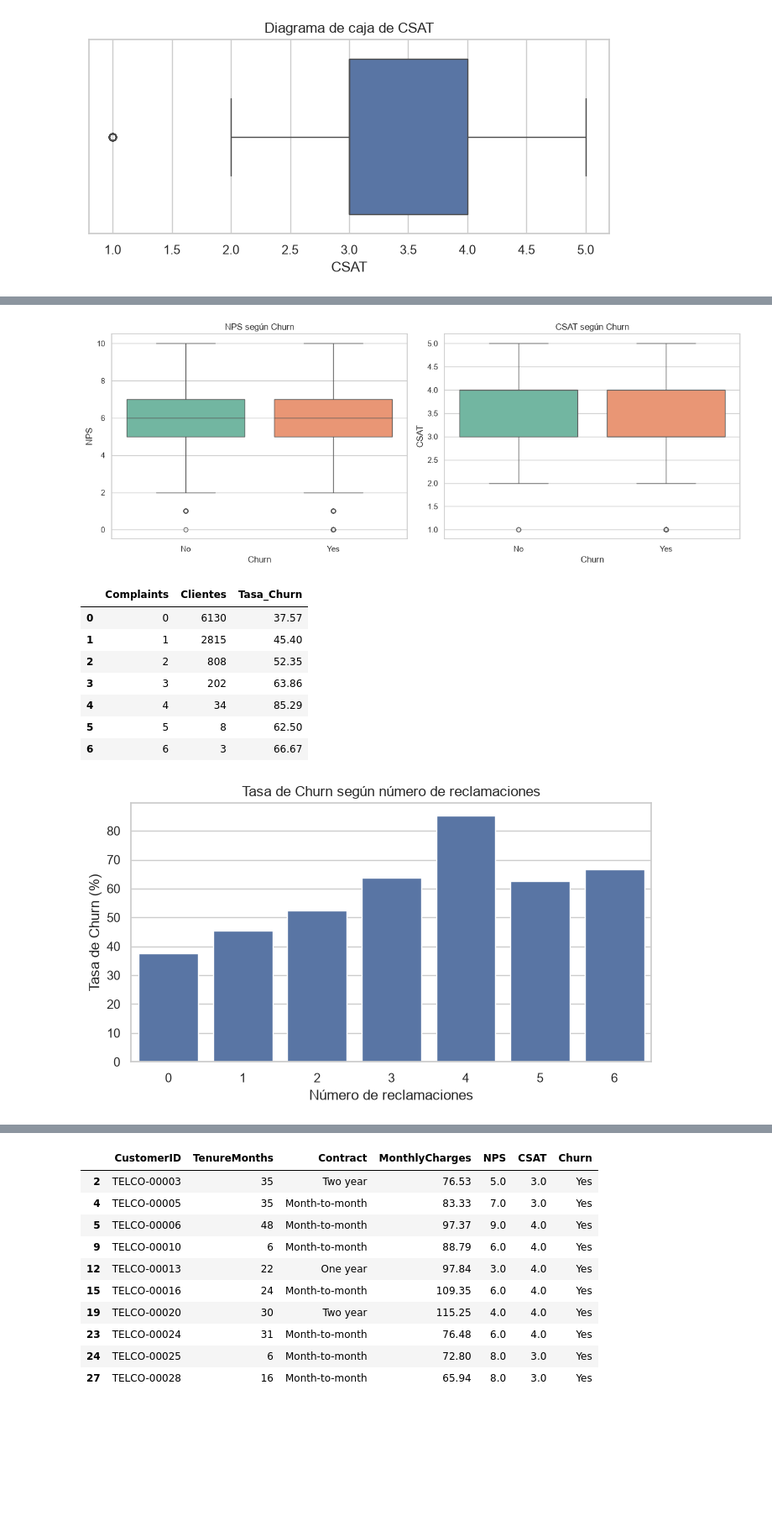
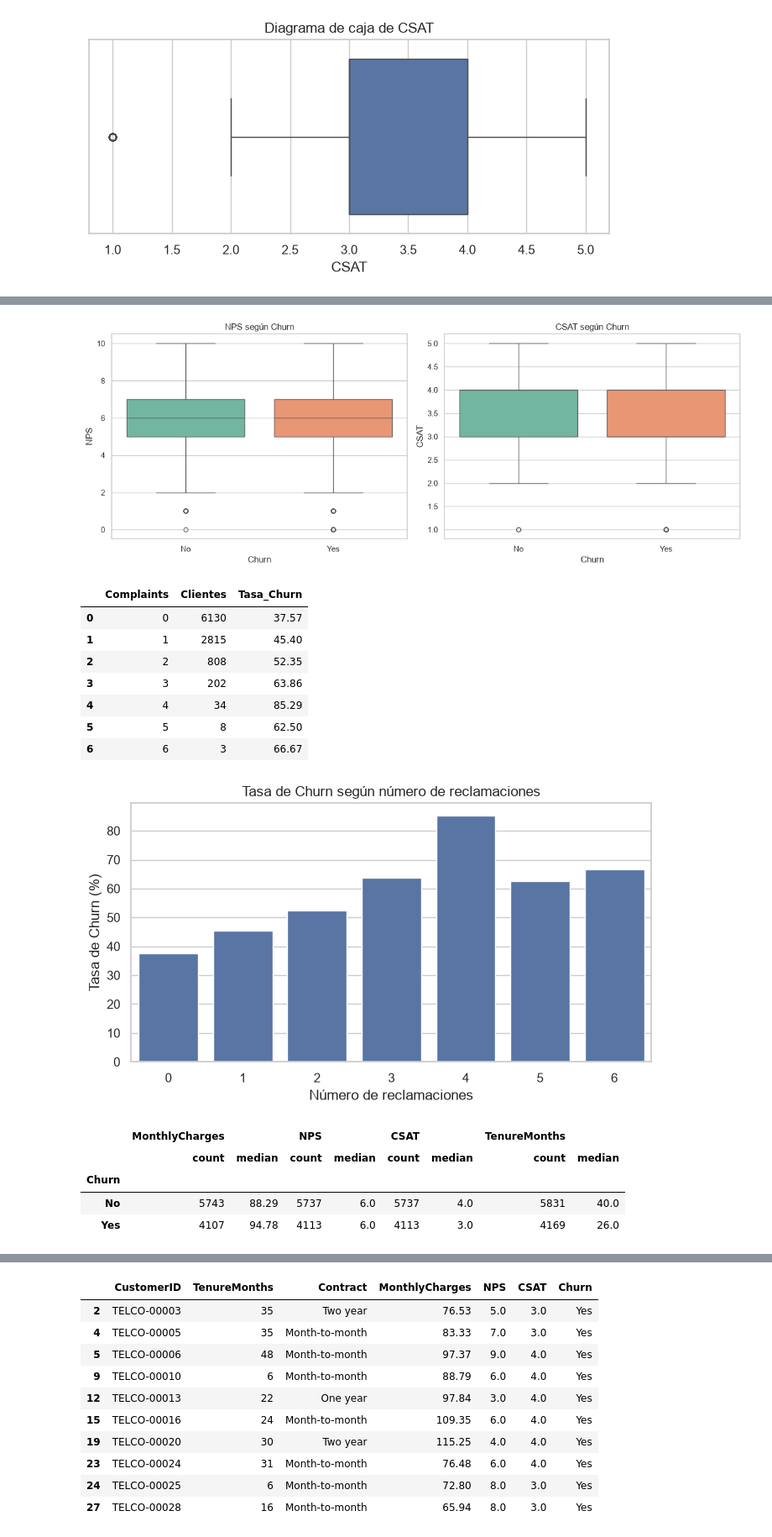
Before and after one commit to lmesac/proyecto-fuga-telecom, a Jupyter notebook: notebooks/01_analisis_exploratorio.ipynb, the cells around one changed output, grey strips where cells are left out. Shown at 84% size. Drawn from its saved outputs; the diff is of its cells as text; code cells hidden in the pictures; blank space fills up the shorter version.

```diff
--- a/notebooks/01_analisis_exploratorio.ipynb
+++ b/notebooks/01_analisis_exploratorio.ipynb
@@ -676,31 +678,42 @@ sns.barplot(
 plt.title("Tasa de Churn según número de reclamaciones")
 plt.xlabel("Número de reclamaciones")
 plt.ylabel("Tasa de Churn (%)")
 plt.show()
+
+# Las medianas permiten comprobar numéricamente lo observado en los diagramas de caja.
+resumen_por_churn = df_eda.groupby("Churn")[
+    ["MonthlyCharges", "NPS", "CSAT", "TenureMonths"]
+].agg(["count", "median"])
+display(resumen_por_churn)
 # %% [output]
 |  | Contract | Clientes | Clientes_con_fuga | Tasa_Churn |
 | 0 | Month-to-month | 5526 | 2770 | 50.13 |
 | 1 | One year | 2453 | 798 | 32.53 |
 | 2 | Two year | 2021 | 601 | 29.74 |
 [figure]
 |  | TenureCohort | Clientes | Tasa_Churn | Antiguedad_Promedio |
 | 0 | 1-3 months | 95 | 75.79 | 2.28 |
 | 1 | 13-24 months | 2248 | 54.31 | 18.51 |
 | 2 | 25-36 months | 2128 | 45.49 | 30.30 |
 | 3 | 37-48 months | 1553 | 36.06 | 42.18 |
 | 4 | 4-12 months | 1084 | 60.06 | 8.63 |
 | 5 | 49-60 months | 1028 | 28.70 | 54.20 |
 | 6 | 61-72 months | 1864 | 21.57 | 69.73 |
 [figure]
 [figure]
 [figure]
 |  | Complaints | Clientes | Tasa_Churn |
 | 0 | 0 | 6130 | 37.57 |
 | 1 | 1 | 2815 | 45.40 |
 | 2 | 2 | 808 | 52.35 |
 | 3 | 3 | 202 | 63.86 |
 | 4 | 4 | 34 | 85.29 |
 | 5 | 5 | 8 | 62.50 |
 | 6 | 6 | 3 | 66.67 |
 [figure]
+|  | MonthlyCharges |  | NPS |  | CSAT |  | TenureMonths |  |
+|  | count | median | count | median | count | median | count | median |
+| Churn |  |  |  |  |  |  |  |  |
+| No | 5743 | 88.29 | 5737 | 6.0 | 5737 | 4.0 | 5831 | 40.0 |
+| Yes | 4107 | 94.78 | 4113 | 6.0 | 4113 | 3.0 | 4169 | 26.0 |
 # %% [markdown]
```
Also changed, not shown: parts of 31 cells of this notebook.
